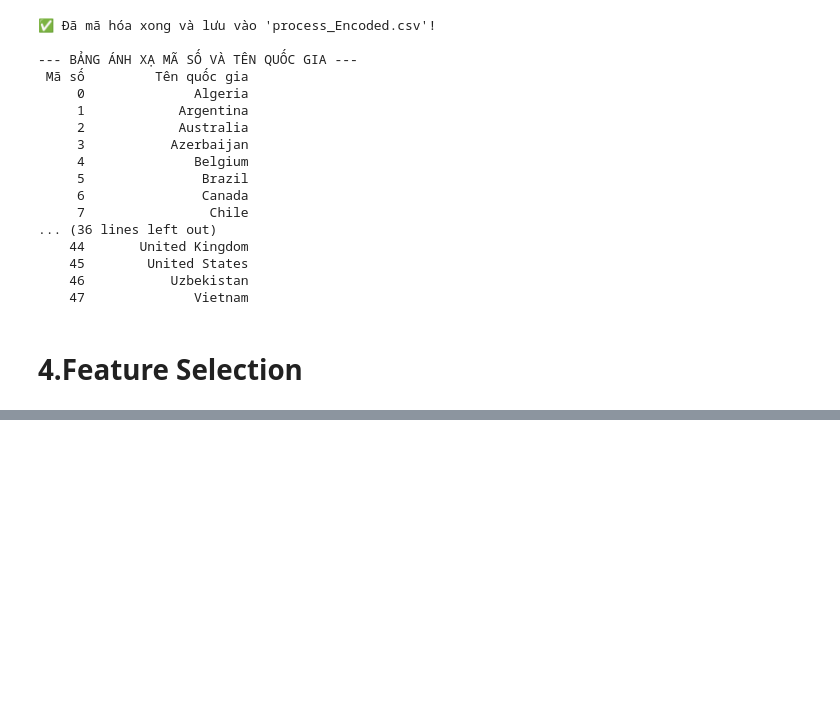
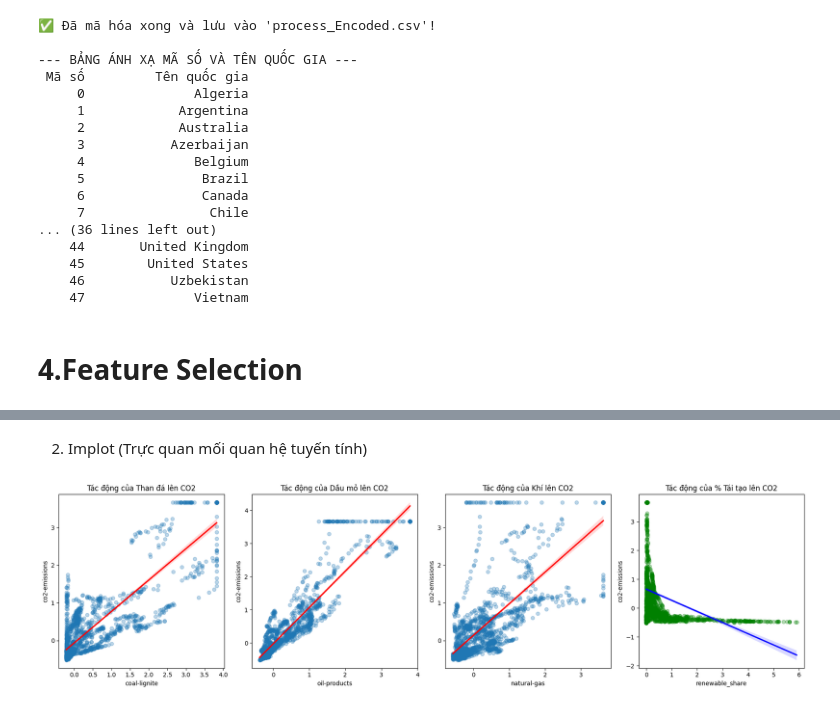
Before and after one commit to NganBui25/-CO2-Emissions-Prediction, a Jupyter notebook: full_data_crawler.ipynb, the cells around one changed output, grey strips where cells are left out. Saved outputs shown, nothing was run; the diff lists cells and outputs as text; code cells hidden in the pictures; blank space fills up the shorter version.

```diff
--- a/full_data_crawler.ipynb
+++ b/full_data_crawler.ipynb
@@ -801,0 +894,23 @@ print(mapping_df.to_string(index=False))
+# %% [markdown]
+2. Implot (Trực quan mối quan hệ tuyến tính)
+# %%
+# Vẽ 3 biểu đồ thể hiện tác động của 3 loại nhiên liệu hóa thạch lên CO2
+fig, axes = plt.subplots(1, 4, figsize=(18, 5))
+
+sns.regplot(data=df, x='coal-lignite', y='co2-emissions', ax=axes[0], scatter_kws={'alpha':0.3}, line_kws={'color':'red'})
+axes[0].set_title('Tác động của Than đá lên CO2')
+
+sns.regplot(data=df, x='oil-products', y='co2-emissions', ax=axes[1], scatter_kws={'alpha':0.3}, line_kws={'color':'red'})
+axes[1].set_title('Tác động của Dầu mỏ lên CO2')
+
+sns.regplot(data=df, x='natural-gas', y='co2-emissions', ax=axes[2], scatter_kws={'alpha':0.3}, line_kws={'color':'red'})
+axes[2].set_title('Tác động của Khí lên CO2')
+
+
+sns.regplot(data=df, x='renewable_share', y='co2-emissions', ax=axes[3], scatter_kws={'alpha':0.3, 'color':'green'}, line_kws={'color':'blue'})
+axes[3].set_title('Tác động của % Tái tạo lên CO2')
+
+plt.tight_layout()
+plt.show()
+# %% [output]
+[figure, added]
```
Also changed, not shown: parts of 17 cells of this notebook, 2 other files.
